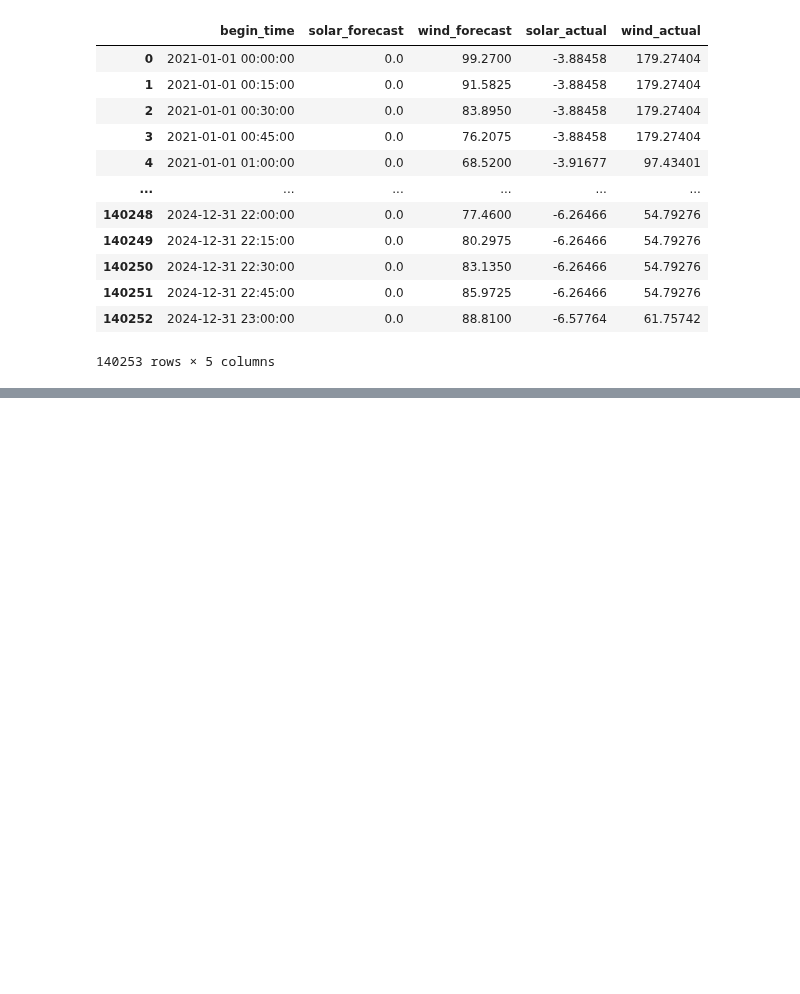
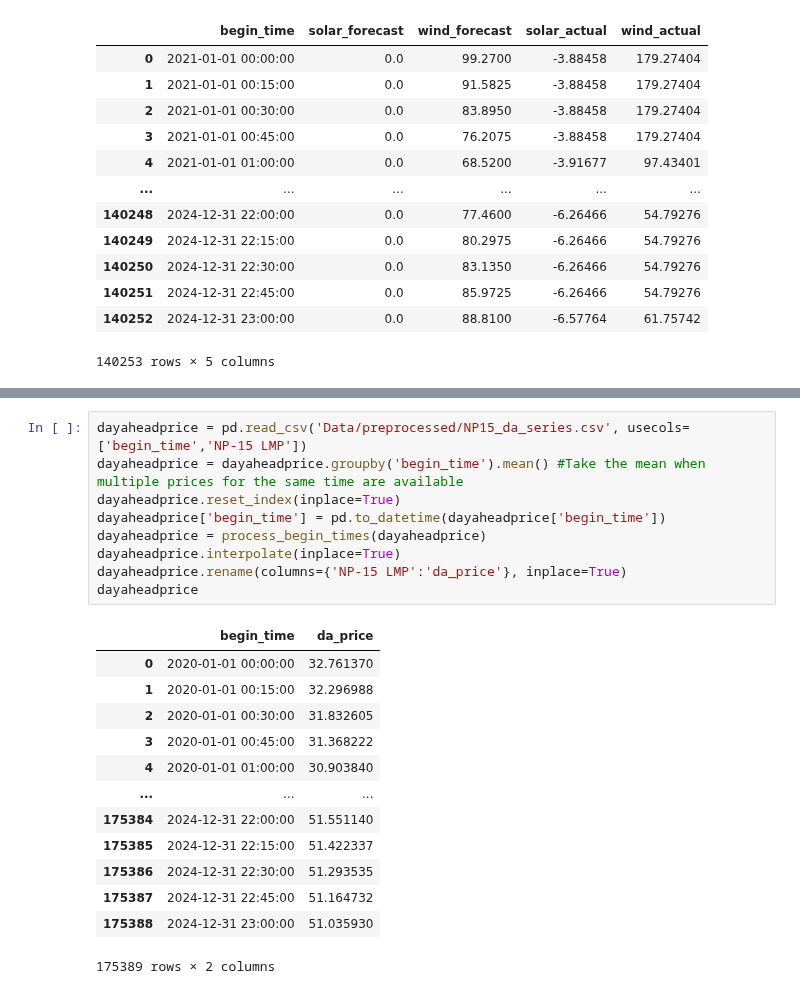
Before and after one commit to shabarishch/PowerPrices, a Jupyter notebook: data_preprocessing.ipynb, the cells around one changed output, grey strips where cells are left out. Drawn from its saved outputs; the diff is of its cells as text; blank space fills up the shorter version.

Commit message:
Added day ahead price to exog variables

```diff
--- a/data_preprocessing.ipynb
+++ b/data_preprocessing.ipynb
@@ -224,6 +233,29 @@ natural_gas_price
 | 986399 | 2025-02-23 23:45:00 | 4.43 |
 | 986400 | 2025-02-24 00:00:00 | 3.86 |
 986401 rows × 2 columns
+# %%
+dayaheadprice = pd.read_csv('Data/preprocessed/NP15_da_series.csv', usecols=['begin_time','NP-15 LMP'])
+dayaheadprice = dayaheadprice.groupby('begin_time').mean() #Take the mean when multiple prices for the same time are available
+dayaheadprice.reset_index(inplace=True)
+dayaheadprice['begin_time'] = pd.to_datetime(dayaheadprice['begin_time'])
+dayaheadprice = process_begin_times(dayaheadprice)
+dayaheadprice.interpolate(inplace=True)
+dayaheadprice.rename(columns={'NP-15 LMP':'da_price'}, inplace=True)
+dayaheadprice
+# %% [output]
+|  | begin_time | da_price |
+| 0 | 2020-01-01 00:00:00 | 32.761370 |
+| 1 | 2020-01-01 00:15:00 | 32.296988 |
+| 2 | 2020-01-01 00:30:00 | 31.832605 |
+| 3 | 2020-01-01 00:45:00 | 31.368222 |
+| 4 | 2020-01-01 01:00:00 | 30.903840 |
+| ... | ... | ... |
+| 175384 | 2024-12-31 22:00:00 | 51.551140 |
+| 175385 | 2024-12-31 22:15:00 | 51.422337 |
+| 175386 | 2024-12-31 22:30:00 | 51.293535 |
+| 175387 | 2024-12-31 22:45:00 | 51.164732 |
+| 175388 | 2024-12-31 23:00:00 | 51.035930 |
+175389 rows × 2 columns
 # %%
 ## Combine to form one exogenous variables dataframe
 
```
Also changed, not shown: parts of 6 cells of this notebook, 3 other files.
